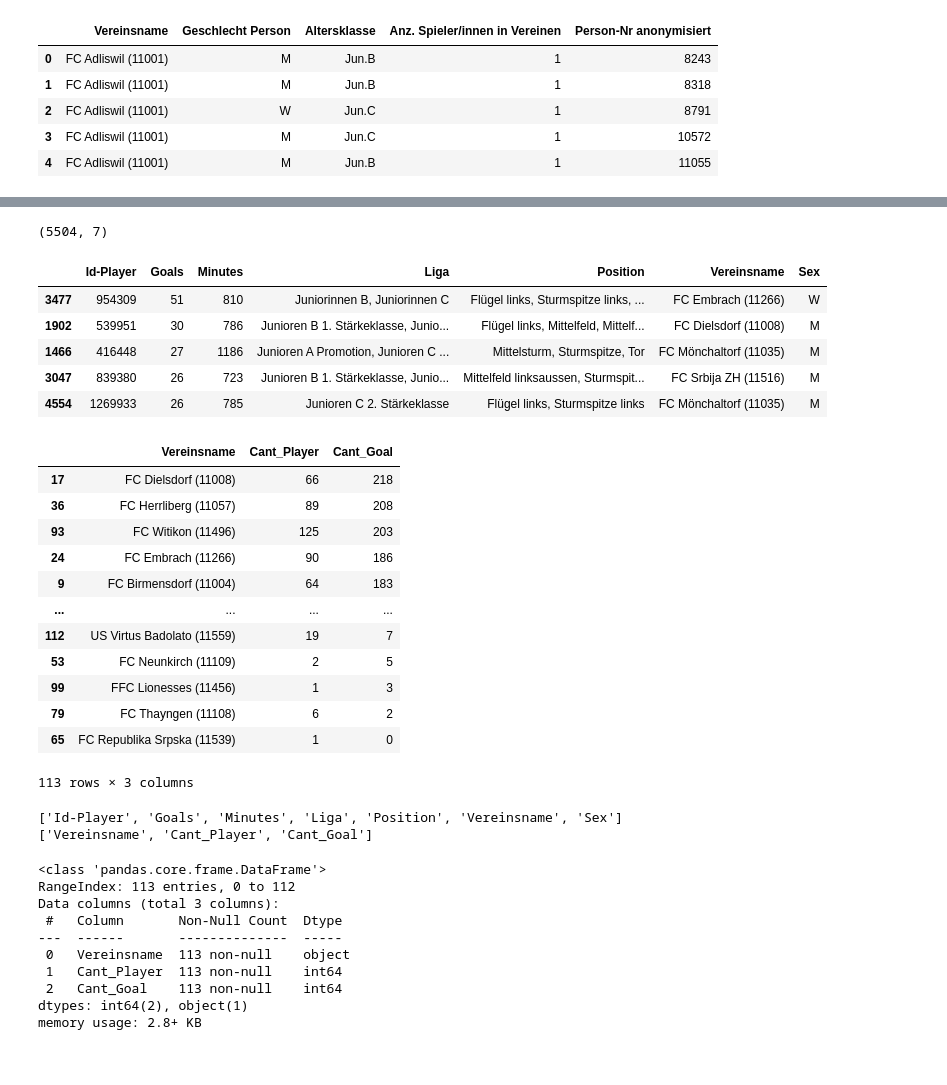
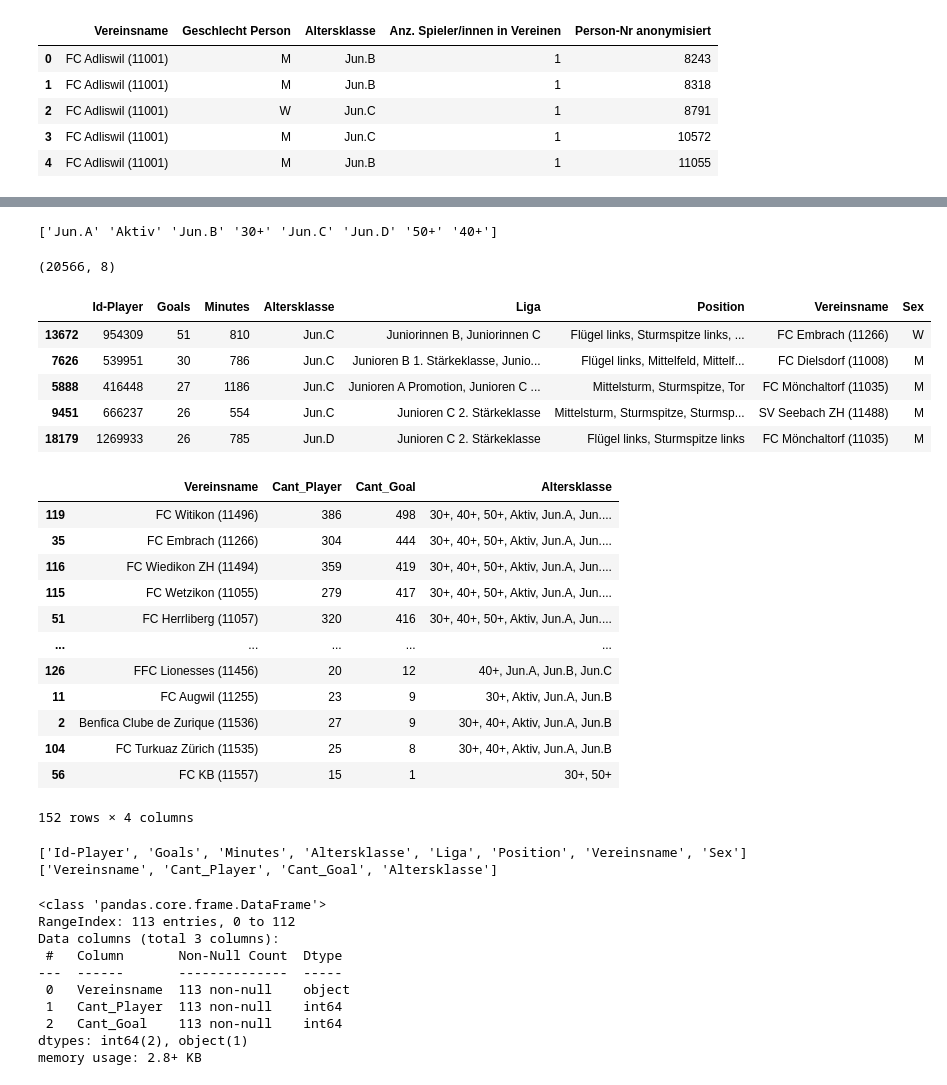
Before and after one commit to doritak/top_players_identification, a Jupyter notebook: notebooks/players.ipynb, the cells around one changed output, grey strips where cells are left out. Saved outputs shown, nothing was run; the diff lists cells and outputs as text; code cells hidden in the pictures.

Commit message:
Correction for the Altersklasse column in the data selection.

```diff
--- a/notebooks/players.ipynb
+++ b/notebooks/players.ipynb
@@ -31,5 +32,5 @@ df_spiel.head()
 | 3 | GC Frauenfussball (11705) | GC Frauenfussball (AWSL) | Women’s Super League | 01.11.2025 FC Aarau Frauen - GC F... | Mittelfeld linksinnen | 1.0 | 1 | ... |
 | 4 | GC Frauenfussball (11705) | GC Frauenfussball (AWSL) | Women’s Super League | 01.11.2025 FC Aarau Frauen - GC F... | Verteidigung linksaussen | 1.0 | 90 | ... |
 # %%
-df_liz_CD = df_liz[(df_liz["Altersklasse"]=="Jun.C") | (df_liz["Altersklasse"]=="Jun.D")]
-df_liz_CD
+# df_liz_CD = df_liz[(df_liz["Altersklasse"]=="Jun.C") | (df_liz["Altersklasse"]=="Jun.D")]
+df_liz_CD = deepcopy(df_liz)
@@ -50,8 +37,8 @@ df_liz_CD
 # %%
-mask = df_spiel["Person-Nr anonymisiert"].isin(df_liz_CD["Person-Nr anonymisiert"]).copy()
+mask = df_spiel["Person-Nr anonymisiert"].isin(df_liz_CD["Person-Nr anonymisiert"])
 df_games = df_spiel[mask].copy()
-df_games.info()
 
-df_games = pd.merge(df_liz_CD[["Person-Nr anonymisiert", "Geschlecht Person"]], df_games, on="Person-Nr anonymisiert", how="right")
-df_games.info()
+
+df_games = pd.merge(df_liz_CD[["Person-Nr anonymisiert", "Geschlecht Person", "Altersklasse"]], df_games, on="Person-Nr anonymisiert", how="right")
+df_games.tail()
 # %% [output]
@@ -75,65 +51,78 @@ memory usage: 2.7+ MB
+# %%
+list_Altersklasse = (df_games["Altersklasse"]
+                 .str.split(",")
+                 .explode()
+                 .str.strip()
+                 .dropna()
+                 .unique())
+print(list_Altersklasse)
+# %% [output]
+['Jun.A' 'Aktiv' 'Jun.B' '30+' 'Jun.C' 'Jun.D' '50+' '40+']
 # %%
 # the NaN goals, it is 0 goals, must be all integers
 df_games["Anz. Tore"] = (
     pd.to_numeric(df_games["Anz. Tore"], errors="coerce")
       .fillna(0)
       .astype(int)
 )
 
 # list of best players
 players_list = (
     df_games.groupby("Person-Nr anonymisiert", as_index=False).agg({
         "Anz. Tore": "sum",
         "Total Einsatz-Minuten": "sum",
+        "Altersklasse":"last",
         "Liga": lambda x: ", ".join(sorted(set(x.dropna()))),
         "Position": lambda x: ", ".join(sorted(set(x.dropna()))),
         "Vereinsname": "last",
         "Geschlecht Person": "first"
         })
         .rename(columns={"Anz. Tore": "Goals", "Person-Nr anonymisiert" : "Id-Player", "Total Einsatz-Minuten":"Minutes", "Geschlecht Person":"Sex"})
         .sort_values("Goals", ascending=False)
 )
 print(players_list.shape)
 players_list.head()
 # %% [output]
-(5504, 7)
+(20566, 8)
-|  | Id-Player | Goals | Minutes | Liga | Position | Vereinsname | Sex |
-| 3477 | 954309 | 51 | 810 | Juniorinnen B, Juniorinnen C | Flügel links, Sturmspitze links, ... | FC Embrach (11266) | W |
-| 1902 | 539951 | 30 | 786 | Junioren B 1. Stärkeklasse, Junio... | Flügel links, Mittelfeld, Mittelf... | FC Dielsdorf (11008) | M |
-| 1466 | 416448 | 27 | 1186 | Junioren A Promotion, Junioren C ... | Mittelsturm, Sturmspitze, Tor | FC Mönchaltorf (11035) | M |
-| 3047 | 839380 | 26 | 723 | Junioren B 1. Stärkeklasse, Junio... | Mittelfeld linksaussen, Sturmspit... | FC Srbija ZH (11516) | M |
-| 4554 | 1269933 | 26 | 785 | Junioren C 2. Stärkeklasse | Flügel links, Sturmspitze links | FC Mönchaltorf (11035) | M |
+|  | Id-Player | Goals | Minutes | Altersklasse | Liga | Position | Vereinsname | Sex |
+| 13672 | 954309 | 51 | 810 | Jun.C | Juniorinnen B, Juniorinnen C | Flügel links, Sturmspitze links, ... | FC Embrach (11266) | W |
+| 7626 | 539951 | 30 | 786 | Jun.C | Junioren B 1. Stärkeklasse, Junio... | Flügel links, Mittelfeld, Mittelf... | FC Dielsdorf (11008) | M |
+| 5888 | 416448 | 27 | 1186 | Jun.C | Junioren A Promotion, Junioren C ... | Mittelsturm, Sturmspitze, Tor | FC Mönchaltorf (11035) | M |
+| 9451 | 666237 | 26 | 554 | Jun.C | Junioren C 2. Stärkeklasse | Mittelsturm, Sturmspitze, Sturmsp... | SV Seebach ZH (11488) | M |
+| 18179 | 1269933 | 26 | 785 | Jun.D | Junioren C 2. Stärkeklasse | Flügel links, Sturmspitze links | FC Mönchaltorf (11035) | M |
 # %%
 club_top = (
     players_list
     .groupby("Vereinsname", as_index=False)
     .agg(
         Cant_Player=("Id-Player", "count"),
-        Cant_Goal=("Goals", "sum")
+        Cant_Goal=("Goals", "sum"),
+        Altersklasse=("Altersklasse", lambda x: ", ".join(sorted(set(x.dropna())))),
     )
     .sort_values("Cant_Goal", ascending=False)
 )
 club_top
 # %% [output]
-|  | Vereinsname | Cant_Player | Cant_Goal |
-| 17 | FC Dielsdorf (11008) | 66 | 218 |
-| 36 | FC Herrliberg (11057) | 89 | 208 |
-| 93 | FC Witikon (11496) | 125 | 203 |
-| 24 | FC Embrach (11266) | 90 | 186 |
-| 9 | FC Birmensdorf (11004) | 64 | 183 |
-| ... | ... | ... | ... |
-| 112 | US Virtus Badolato (11559) | 19 | 7 |
-| 53 | FC Neunkirch (11109) | 2 | 5 |
-| 99 | FFC Lionesses (11456) | 1 | 3 |
-| 79 | FC Thayngen (11108) | 6 | 2 |
-| 65 | FC Republika Srpska (11539) | 1 | 0 |
+|  | Vereinsname | Cant_Player | Cant_Goal | Altersklasse |
+| 119 | FC Witikon (11496) | 386 | 498 | 30+, 40+, 50+, Aktiv, Jun.A, Jun.... |
+| 35 | FC Embrach (11266) | 304 | 444 | 30+, 40+, 50+, Aktiv, Jun.A, Jun.... |
+| 116 | FC Wiedikon ZH (11494) | 359 | 419 | 30+, 40+, 50+, Aktiv, Jun.A, Jun.... |
+| 115 | FC Wetzikon (11055) | 279 | 417 | 30+, 40+, 50+, Aktiv, Jun.A, Jun.... |
+| 51 | FC Herrliberg (11057) | 320 | 416 | 30+, 40+, 50+, Aktiv, Jun.A, Jun.... |
+| ... | ... | ... | ... | ... |
+| 126 | FFC Lionesses (11456) | 20 | 12 | 40+, Jun.A, Jun.B, Jun.C |
+| 11 | FC Augwil (11255) | 23 | 9 | 30+, Aktiv, Jun.A, Jun.B |
+| 2 | Benfica Clube de Zurique (11536) | 27 | 9 | 30+, 40+, Aktiv, Jun.A, Jun.B |
+| 104 | FC Turkuaz Zürich (11535) | 25 | 8 | 30+, 40+, Aktiv, Jun.A, Jun.B |
+| 56 | FC KB (11557) | 15 | 1 | 30+, 50+ |
-113 rows × 3 columns
+152 rows × 4 columns
 # %%
 print(players_list.columns.to_list())
 print(club_top.columns.to_list())
+players_list.head()
 # %% [output]
-['Id-Player', 'Goals', 'Minutes', 'Liga', 'Position', 'Vereinsname', 'Sex']
-['Vereinsname', 'Cant_Player', 'Cant_Goal']
+['Id-Player', 'Goals', 'Minutes', 'Altersklasse', 'Liga', 'Position', 'Vereinsname', 'Sex']
+['Vereinsname', 'Cant_Player', 'Cant_Goal', 'Altersklasse']
 # %%
 club_top.to_csv("../data/club_top.csv", index=False, encoding="utf-8")
 
```
Also changed, not shown: parts of 7 cells of this notebook, 6 other files.
